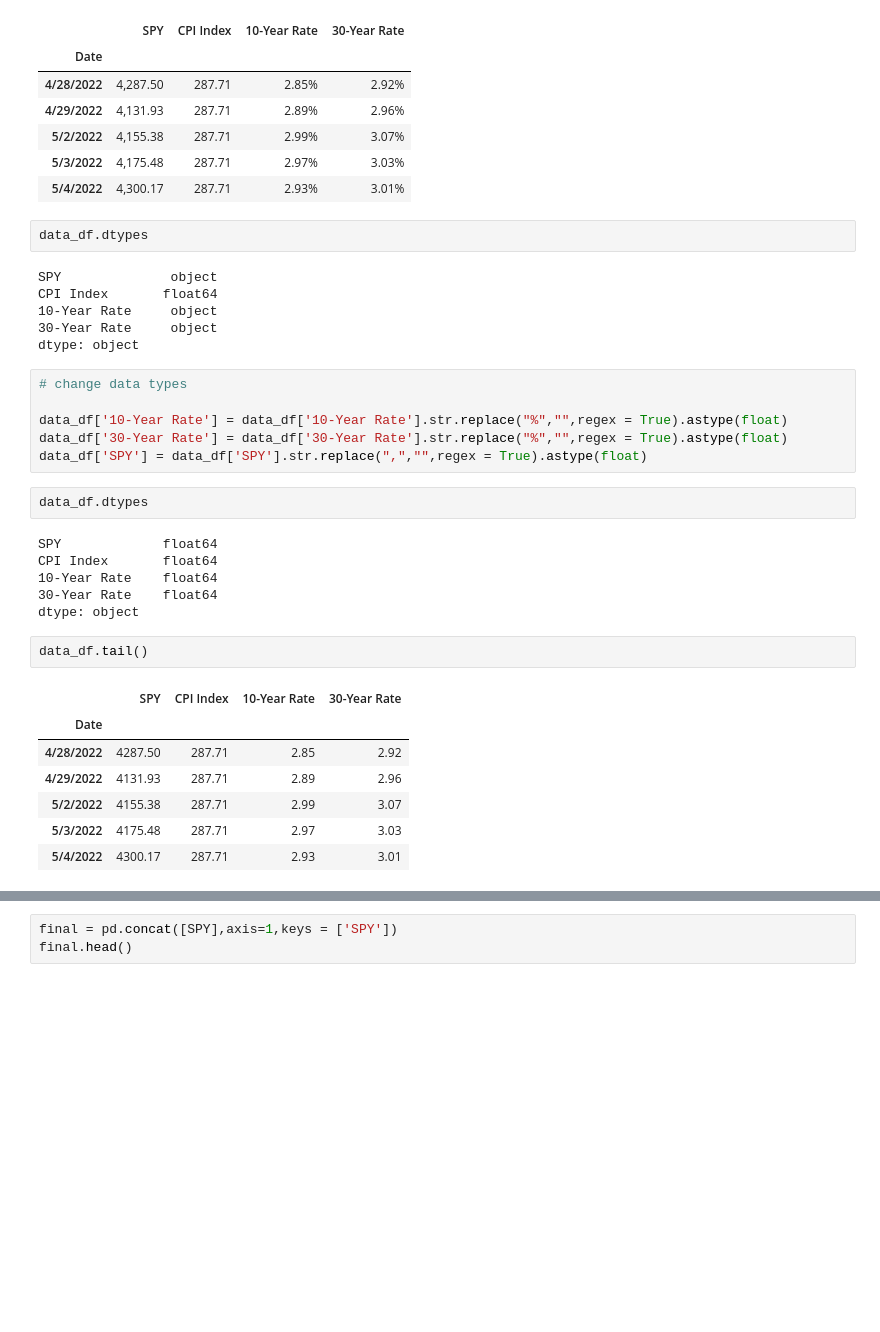
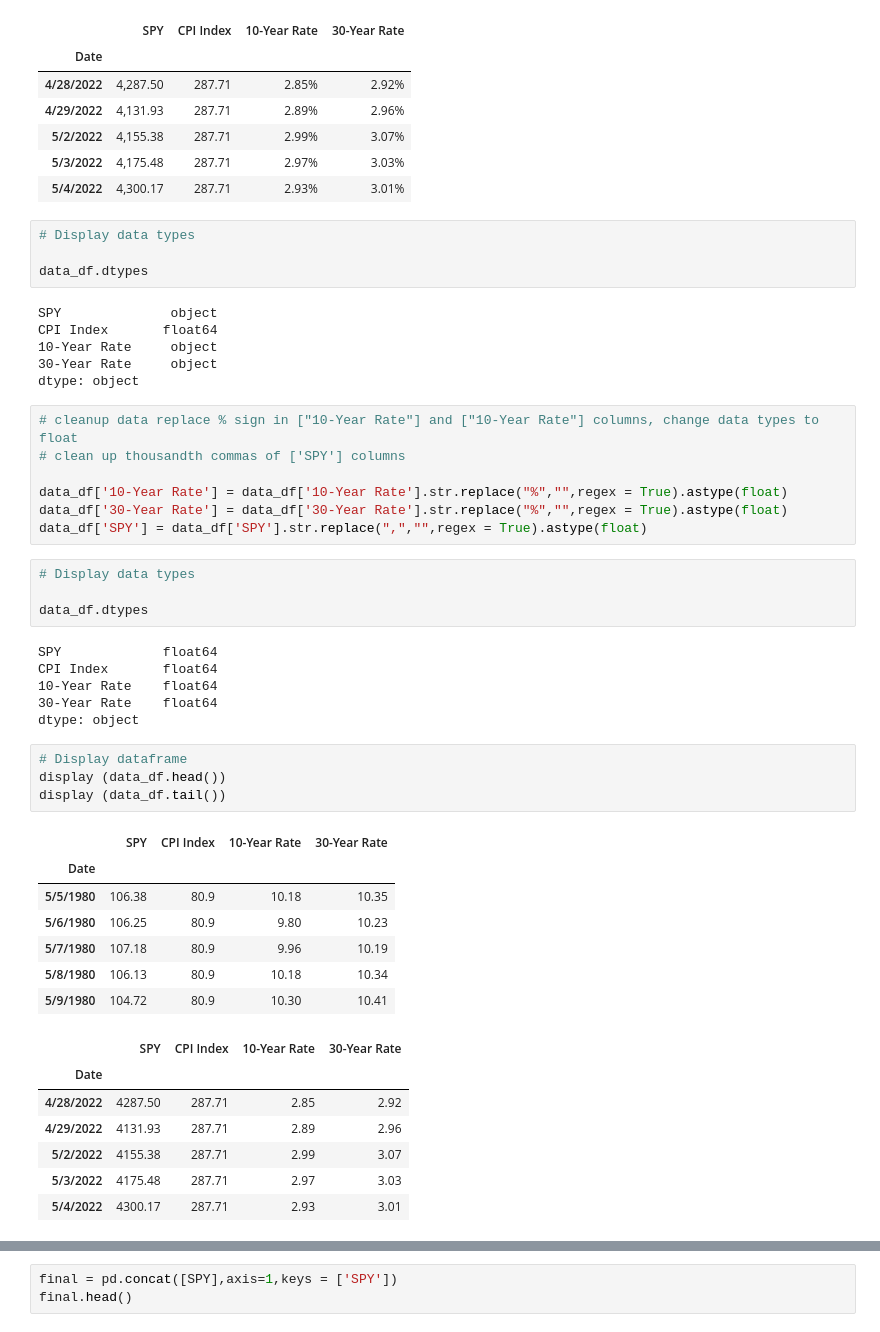
Before and after one commit to gitgenesis/Projet_1, a Jupyter notebook: Tryout.ipynb, the cells around one changed output, grey strips where cells are left out. Drawn from its saved outputs; the diff is of its cells as text; blank space fills up the shorter version.

```diff
--- a/Tryout.ipynb
+++ b/Tryout.ipynb
@@ -44,6 +47,8 @@ data_df.tail()
 | 5/3/2022 | 4,175.48 | 287.71 | 2.97% | 3.03% |
 | 5/4/2022 | 4,300.17 | 287.71 | 2.93% | 3.01% |
 # %%
+# Display data types
+
 data_df.dtypes
 # %% [output]
 SPY              object
@@ -52,12 +57,15 @@ CPI Index       float64
 30-Year Rate     object
 dtype: object
 # %%
-# change data types
+# cleanup data replace % sign in ["10-Year Rate"] and ["10-Year Rate"] columns, change data types to float
+# clean up thousandth commas of ['SPY'] columns
 
 data_df['10-Year Rate'] = data_df['10-Year Rate'].str.replace("%","",regex = True).astype(float)
 data_df['30-Year Rate'] = data_df['30-Year Rate'].str.replace("%","",regex = True).astype(float)
 data_df['SPY'] = data_df['SPY'].str.replace(",","",regex = True).astype(float)
 # %%
+# Display data types
+
 data_df.dtypes
 # %% [output]
 SPY             float64
@@ -66,13 +74,22 @@ CPI Index       float64
 30-Year Rate    float64
 dtype: object
 # %%
-data_df.tail()
+# Display dataframe
+display (data_df.head())
+display (data_df.tail())
 # %% [output]
 |  | SPY | CPI Index | 10-Year Rate | 30-Year Rate |
 | Date |  |  |  |  |
-| 4/28/2022 | 4287.50 | 287.71 | 2.85 | 2.92 |
-| 4/29/2022 | 4131.93 | 287.71 | 2.89 | 2.96 |
-| 5/2/2022 | 4155.38 | 287.71 | 2.99 | 3.07 |
-| 5/3/2022 | 4175.48 | 287.71 | 2.97 | 3.03 |
-| 5/4/2022 | 4300.17 | 287.71 | 2.93 | 3.01 |
+| 5/5/1980 | 106.38 | 80.9 | 10.18 | 10.35 |
+| 5/6/1980 | 106.25 | 80.9 | 9.80 | 10.23 |
+| 5/7/1980 | 107.18 | 80.9 | 9.96 | 10.19 |
+| 5/8/1980 | 106.13 | 80.9 | 10.18 | 10.34 |
+| 5/9/1980 | 104.72 | 80.9 | 10.30 | 10.41 |
+|  | SPY | CPI Index | 10-Year Rate | 30-Year Rate |
+| Date |  |  |  |  |
+| 4/28/2022 | 4287.50 | 287.71 | 2.85 | 2.92 |
+| 4/29/2022 | 4131.93 | 287.71 | 2.89 | 2.96 |
+| 5/2/2022 | 4155.38 | 287.71 | 2.99 | 3.07 |
+| 5/3/2022 | 4175.48 | 287.71 | 2.97 | 3.03 |
+| 5/4/2022 | 4300.17 | 287.71 | 2.93 | 3.01 |
 # %%
```
Also changed, not shown: parts of 12 cells of this notebook, 1 other file.
